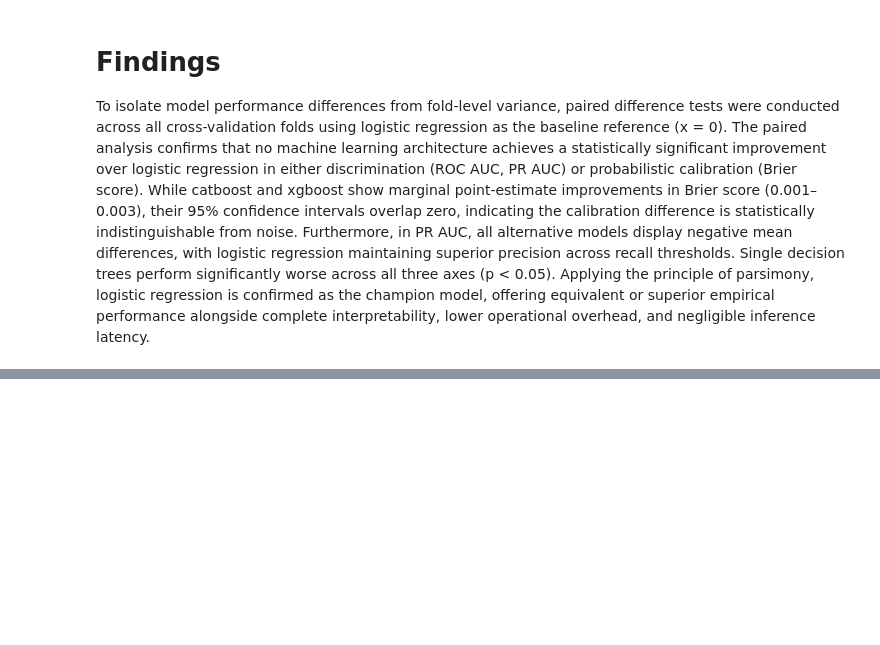
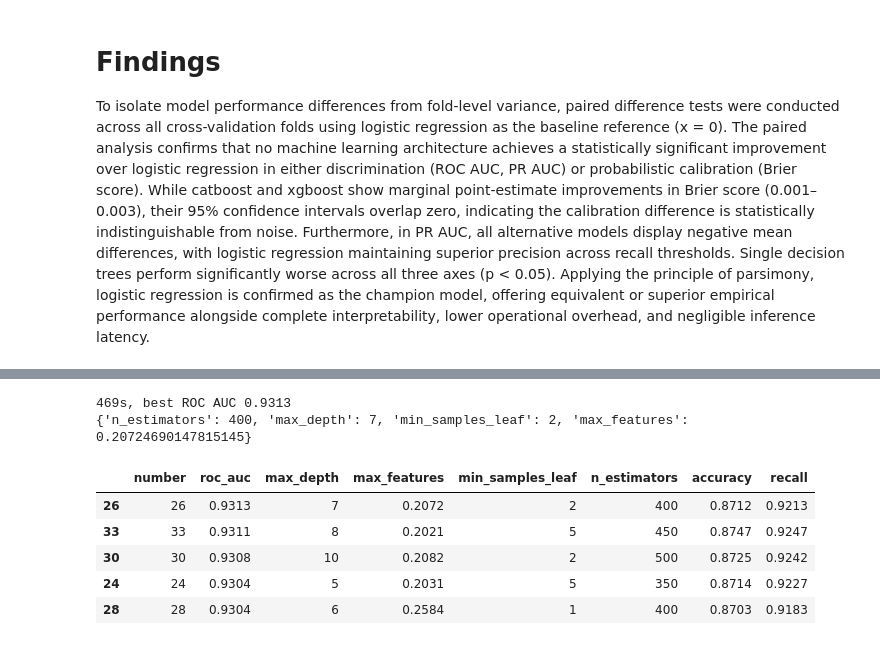
Before and after one commit to kostastranop/Heart-Failure, a Jupyter notebook: notebooks/02_modeling.ipynb, the cells around one changed output, grey strips where cells are left out. Saved outputs shown, nothing was run; the diff lists cells and outputs as text; code cells hidden in the pictures; blank space fills up the shorter version.

```diff
--- a/notebooks/02_modeling.ipynb
+++ b/notebooks/02_modeling.ipynb
@@ -298,0 +311,28 @@ To isolate model performance differences from fold-level variance, paired differ
+# %%
+# Tuning settings
+N_TRIALS = 50
+TUNE_SCORING = {"roc_auc": "roc_auc", "recall": "recall", "accuracy": "accuracy"}
+optuna.logging.set_verbosity(optuna.logging.WARNING)
+
+# Function to tune one model: suggest(trial) returns an estimator, prep is the preprocessing options
+def tune(suggest, prep):
+    def objective(trial):
+        model = make_pipeline(build_preprocessor(**prep), suggest(trial))
+        raw = cross_validate(model, X_train, y_train, cv=cv, scoring=TUNE_SCORING, n_jobs=-1)
+        # Keep recall and accuracy on the trial so we can inspect them afterwards
+        trial.set_user_attr("recall", raw["test_recall"].mean())
+        trial.set_user_attr("accuracy", raw["test_accuracy"].mean())
+        return raw["test_roc_auc"].mean()
+
+    study = optuna.create_study(direction="maximize",
+                                sampler=optuna.samplers.TPESampler(seed=cfg.SEED))
+    study.optimize(objective, n_trials=N_TRIALS, show_progress_bar=True)
+    return study
+
+# Function to show the best trials with all three tracked metrics
+def top_trials(study, n=5):
+    t = study.trials_dataframe(attrs=("number", "value", "params", "user_attrs"))
+    t = t.rename(columns={"value": "roc_auc", "user_attrs_recall": "recall",
+                          "user_attrs_accuracy": "accuracy"})
+    t.columns = [c.removeprefix("params_") for c in t.columns]
+    return t.sort_values("roc_auc", ascending=False).head(n).round(4)
@@ -298,0 +376,24 @@ To isolate model performance differences from fold-level variance, paired differ
+# %%
+def suggest_rf(trial):
+    return RandomForestClassifier(
+        n_estimators=trial.suggest_int("n_estimators", 100, 500, step=50),
+        max_depth=trial.suggest_int("max_depth", 3, 15),
+        min_samples_leaf=trial.suggest_int("min_samples_leaf", 1, 20),
+        max_features=trial.suggest_float("max_features", 0.2, 1.0),
+        random_state=cfg.SEED, n_jobs=1,
+    )
+
+start = time.time()
+study_rf = tune(suggest_rf, prep=TREE_PREP)
+print(f"{time.time() - start:.0f}s, best ROC AUC {study_rf.best_value:.4f}")
+print(study_rf.best_params)
+top_trials(study_rf)
+# %% [output]
+469s, best ROC AUC 0.9313
+{'n_estimators': 400, 'max_depth': 7, 'min_samples_leaf': 2, 'max_features': 0.20724690147815145}
+|  | number | roc_auc | max_depth | max_features | min_samples_leaf | n_estimators | accuracy | recall |
+| 26 | 26 | 0.9313 | 7 | 0.2072 | 2 | 400 | 0.8712 | 0.9213 |
+| 33 | 33 | 0.9311 | 8 | 0.2021 | 5 | 450 | 0.8747 | 0.9247 |
+| 30 | 30 | 0.9308 | 10 | 0.2082 | 2 | 500 | 0.8725 | 0.9242 |
+| 24 | 24 | 0.9304 | 5 | 0.2031 | 5 | 350 | 0.8714 | 0.9227 |
+| 28 | 28 | 0.9304 | 6 | 0.2584 | 1 | 400 | 0.8703 | 0.9183 |
```
Also changed, not shown: parts of 14 cells of this notebook, 5 other files.
